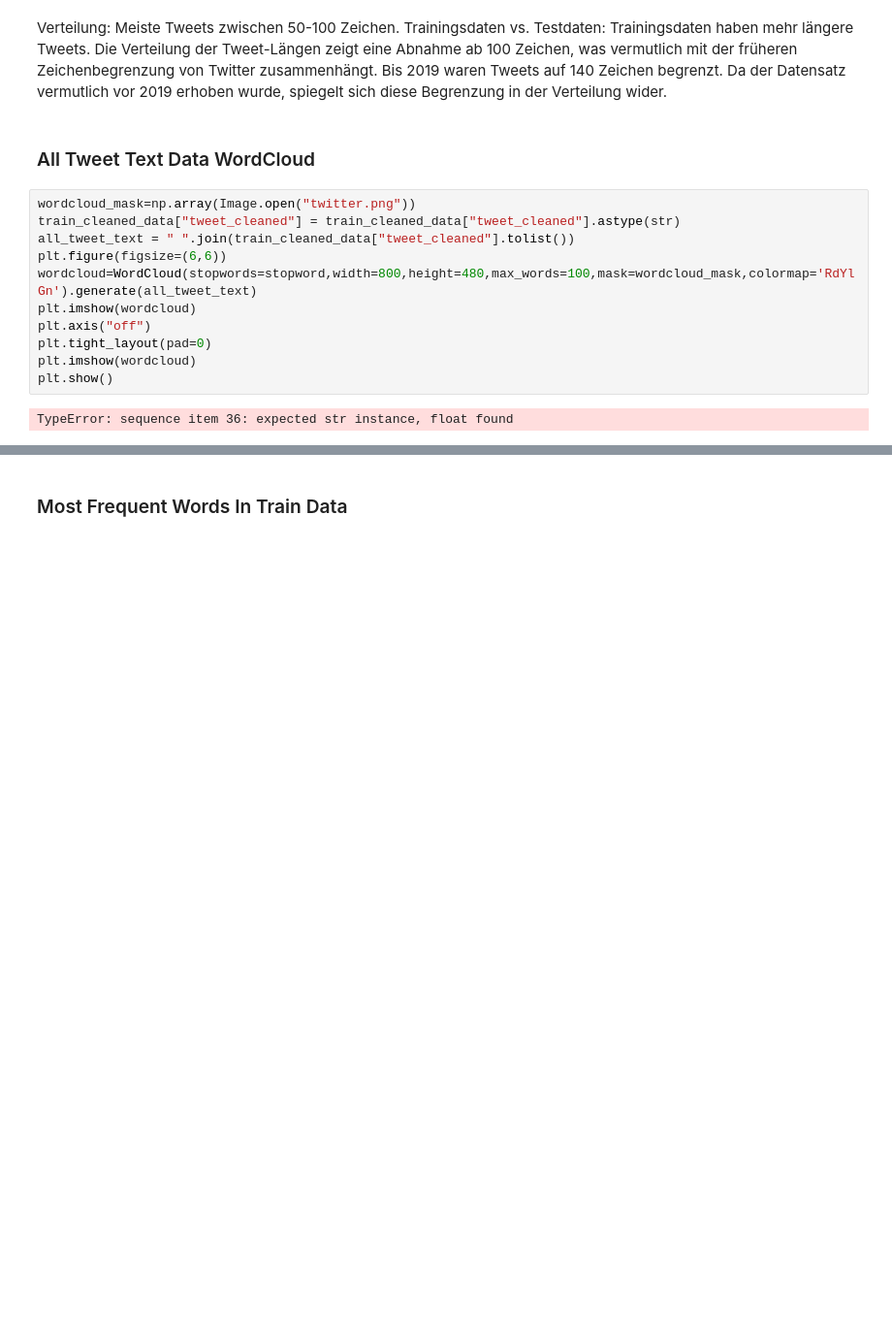
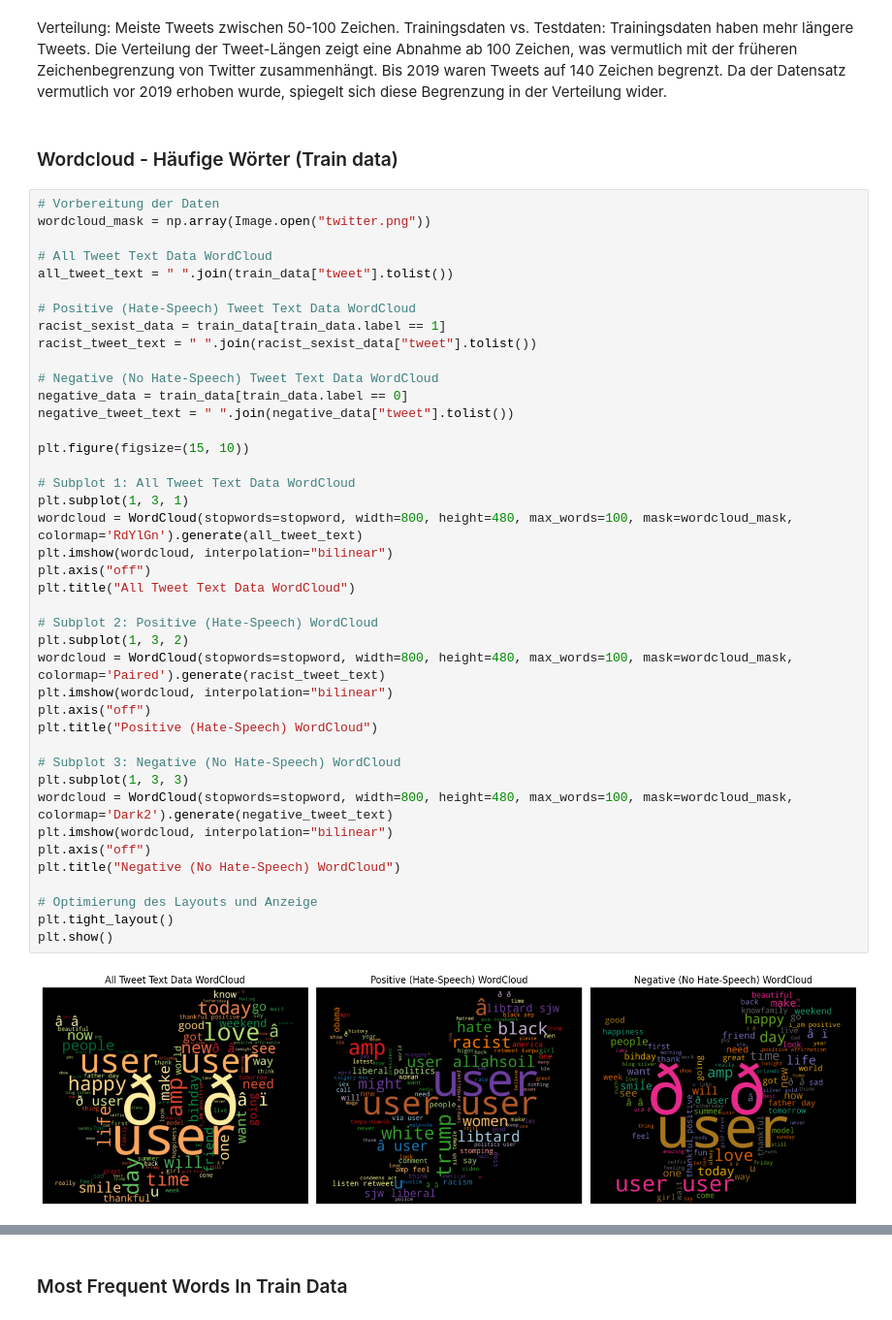
Before and after one commit to netGed/WebScience24, a Jupyter notebook: src/1. Explorative Analysis & Preprocessing/imran/data-expl_hate-speech.ipynb, the cells around one changed output, grey strips where cells are left out. Shown at 97% size. Cells and saved outputs as stored; diff of their text form; blank space fills up the shorter version.

```diff
--- a/src/1. Explorative Analysis & Preprocessing/imran/data-expl_hate-speech.ipynb
+++ b/src/1. Explorative Analysis & Preprocessing/imran/data-expl_hate-speech.ipynb
@@ -260,19 +260,49 @@ plt.show()
 Verteilung: Meiste Tweets zwischen 50-100 Zeichen.
 Trainingsdaten vs. Testdaten: Trainingsdaten haben mehr längere Tweets.
 Die Verteilung der Tweet-Längen zeigt eine Abnahme ab 100 Zeichen, was vermutlich mit der früheren Zeichenbegrenzung von Twitter zusammenhängt. Bis 2019 waren Tweets auf 140 Zeichen begrenzt. Da der Datensatz vermutlich vor 2019 erhoben wurde, spiegelt sich diese Begrenzung in der Verteilung wider.
-# %% [markdown]
-### All Tweet Text Data WordCloud
-# %%
-wordcloud_mask=np.array(Image.open("twitter.png"))
-train_cleaned_data["tweet_cleaned"] = train_cleaned_data["tweet_cleaned"].astype(str)
-all_tweet_text = " ".join(train_cleaned_data["tweet_cleaned"].tolist())
-plt.figure(figsize=(6,6))
-wordcloud=WordCloud(stopwords=stopword,width=800,height=480,max_words=100,mask=wordcloud_mask,colormap='RdYlGn').generate(all_tweet_text)
-plt.imshow(wordcloud)
-plt.axis("off")
-plt.tight_layout(pad=0)
-plt.imshow(wordcloud)
-plt.show()
-# %% [output]
-TypeError: sequence item 36: expected str instance, float found
+# %% [markdown]
+### Wordcloud - Häufige Wörter (Train data)
+# %%
+# Vorbereitung der Daten
+wordcloud_mask = np.array(Image.open("twitter.png"))
+
+# All Tweet Text Data WordCloud
+all_tweet_text = " ".join(train_data["tweet"].tolist())
+
+# Positive (Hate-Speech) Tweet Text Data WordCloud
+racist_sexist_data = train_data[train_data.label == 1]
+racist_tweet_text = " ".join(racist_sexist_data["tweet"].tolist())
+
+# Negative (No Hate-Speech) Tweet Text Data WordCloud
+negative_data = train_data[train_data.label == 0]
+negative_tweet_text = " ".join(negative_data["tweet"].tolist())
+
+plt.figure(figsize=(15, 10))
+
+# Subplot 1: All Tweet Text Data WordCloud
+plt.subplot(1, 3, 1)
+wordcloud = WordCloud(stopwords=stopword, width=800, height=480, max_words=100, mask=wordcloud_mask, colormap='RdYlGn').generate(all_tweet_text)
+plt.imshow(wordcloud, interpolation="bilinear")
+plt.axis("off")
+plt.title("All Tweet Text Data WordCloud")
+
+# Subplot 2: Positive (Hate-Speech) WordCloud
+plt.subplot(1, 3, 2)
+wordcloud = WordCloud(stopwords=stopword, width=800, height=480, max_words=100, mask=wordcloud_mask, colormap='Paired').generate(racist_tweet_text)
+plt.imshow(wordcloud, interpolation="bilinear")
+plt.axis("off")
+plt.title("Positive (Hate-Speech) WordCloud")
+
+# Subplot 3: Negative (No Hate-Speech) WordCloud
+plt.subplot(1, 3, 3)
+wordcloud = WordCloud(stopwords=stopword, width=800, height=480, max_words=100, mask=wordcloud_mask, colormap='Dark2').generate(negative_tweet_text)
+plt.imshow(wordcloud, interpolation="bilinear")
+plt.axis("off")
+plt.title("Negative (No Hate-Speech) WordCloud")
+
+# Optimierung des Layouts und Anzeige
+plt.tight_layout()
+plt.show()
+# %% [output]
+[figure, added]
 # %% [markdown]
```
Also changed, not shown: parts of 10 cells of this notebook.
